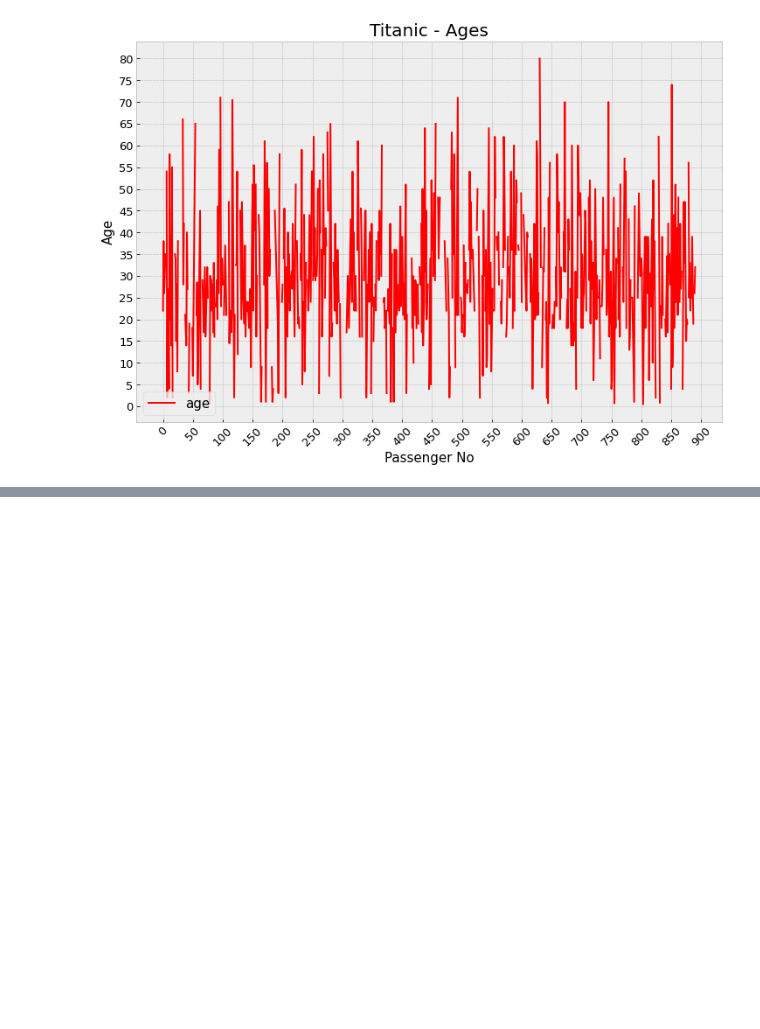
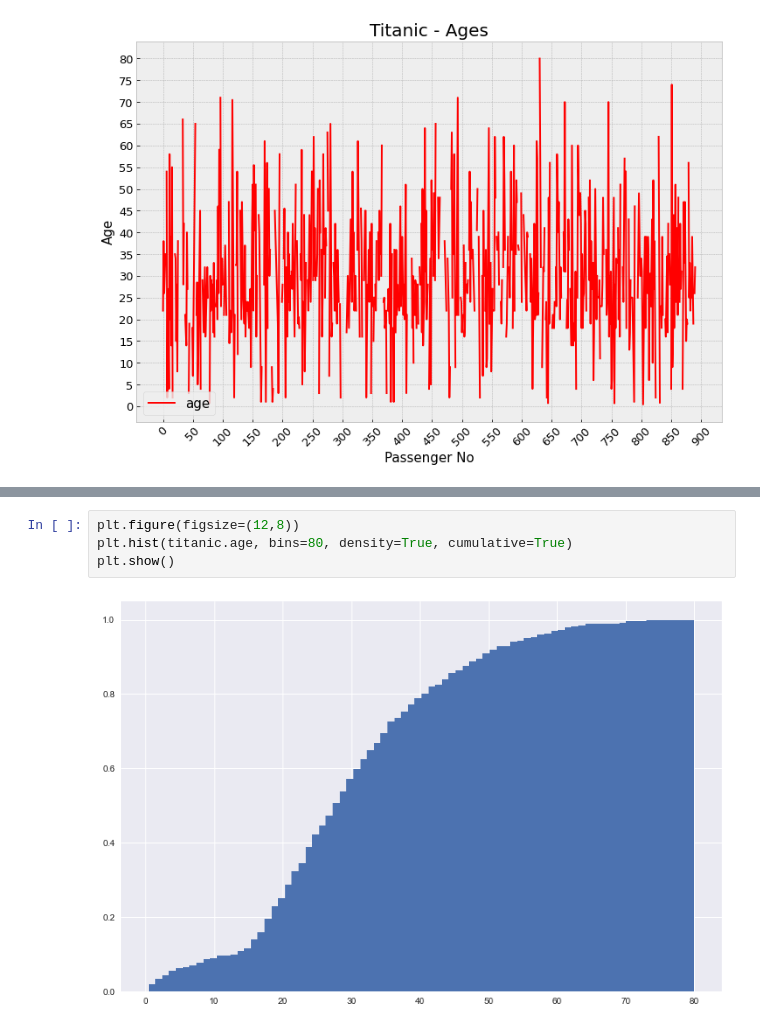
Before and after one commit to HeyThatsViv/Pandas-Udemy-Course, a Jupyter notebook: Vizualization with Matplotlib.ipynb, the cells around one changed output, grey strips where cells are left out. Cells and saved outputs as stored; diff of their text form; blank space fills up the shorter version.

```diff
--- a/Vizualization with Matplotlib.ipynb
+++ b/Vizualization with Matplotlib.ipynb
@@ -121,0 +166,6 @@ plt.show()
+# %%
+plt.figure(figsize=(12,8))
+plt.hist(titanic.age, bins=80, density=True, cumulative=True)
+plt.show()
+# %% [output]
+[figure, added]
```
Also changed, not shown: parts of 6 cells of this notebook.
